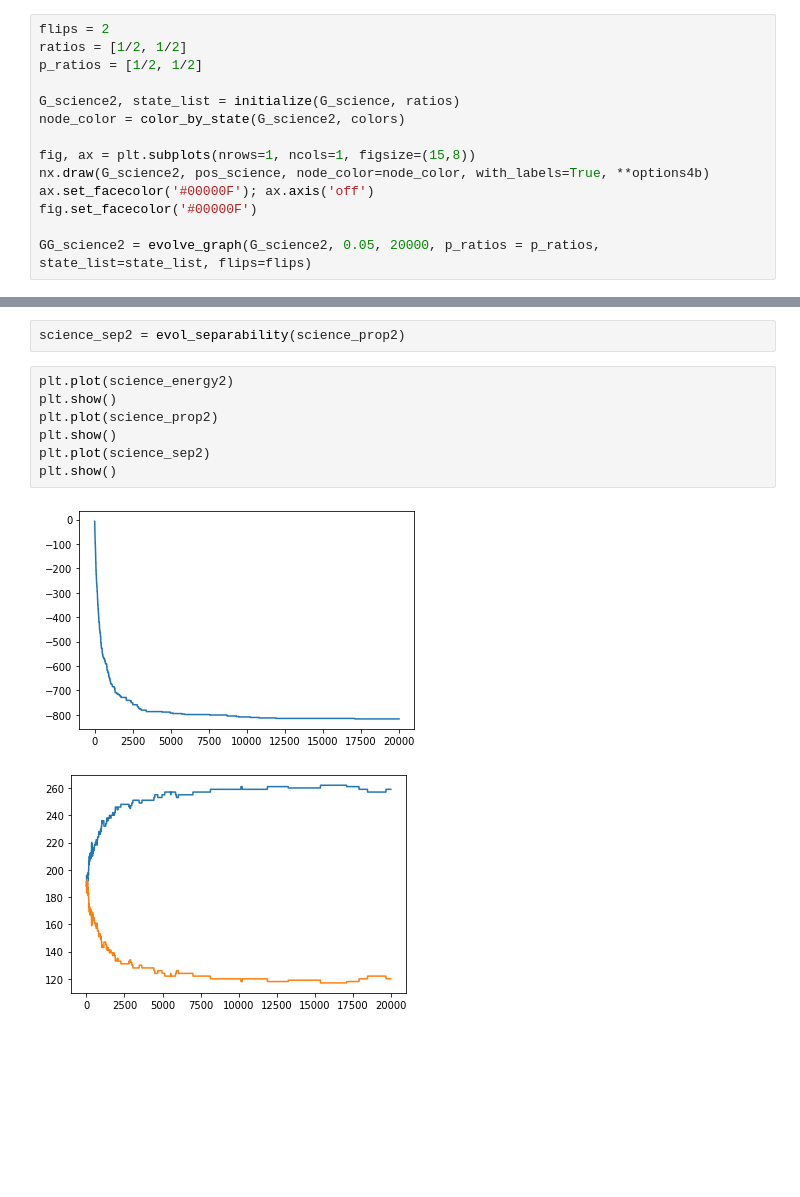
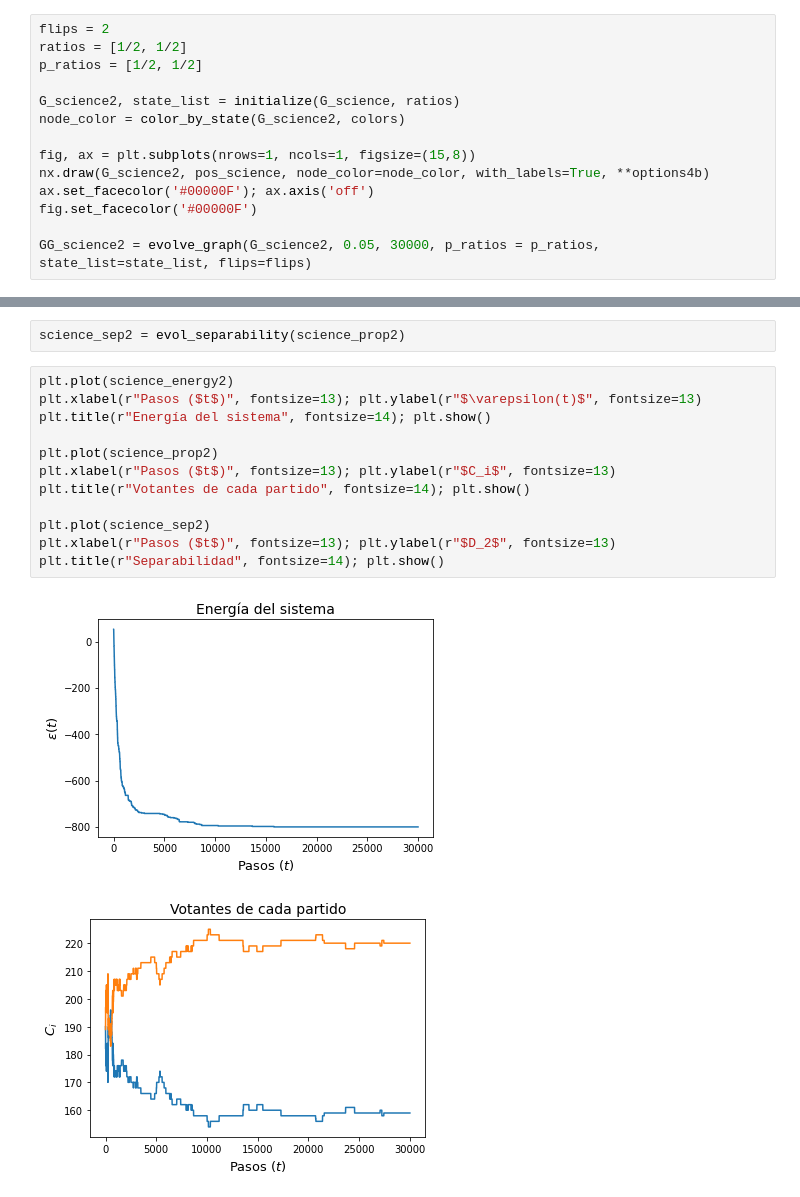
Before and after one commit to joshbrx/VoterModel_Network, a Jupyter notebook: VoterModel_v1.ipynb, the cells around one changed output, grey strips where cells are left out. Cells and saved outputs as stored; diff of their text form; blank space fills up the shorter version.

```diff
--- a/VoterModel_v1.ipynb
+++ b/VoterModel_v1.ipynb
@@ -424,5 +427,5 @@ nx.draw(G_science2, pos_science, node_color=node_color, with_labels=True, **opti
 ax.set_facecolor('#00000F'); ax.axis('off')
 fig.set_facecolor('#00000F')
 
-GG_science2 = evolve_graph(G_science2, 0.05, 20000, p_ratios = p_ratios, state_list=state_list, flips=flips)
+GG_science2 = evolve_graph(G_science2, 0.05, 30000, p_ratios = p_ratios, state_list=state_list, flips=flips)
 # %% [output]
@@ -434,11 +437,16 @@ science_prop2 = evol_proportions(GG_science2, state_list)
 science_sep2 = evol_separability(science_prop2)
 # %%
 plt.plot(science_energy2)
-plt.show()
+plt.xlabel(r"Pasos ($t$)", fontsize=13); plt.ylabel(r"$\varepsilon(t)$", fontsize=13)
+plt.title(r"Energía del sistema", fontsize=14); plt.show()
+
 plt.plot(science_prop2)
-plt.show()
+plt.xlabel(r"Pasos ($t$)", fontsize=13); plt.ylabel(r"$C_i$", fontsize=13)
+plt.title(r"Votantes de cada partido", fontsize=14); plt.show()
+
 plt.plot(science_sep2)
-plt.show()
+plt.xlabel(r"Pasos ($t$)", fontsize=13); plt.ylabel(r"$D_2$", fontsize=13)
+plt.title(r"Separabilidad", fontsize=14); plt.show()
 # %% [output]
-[figure, old version]
+[figure, new version]
-[figure, old version]
+[figure, new version]
```
Also changed, not shown: parts of 15 cells of this notebook.
